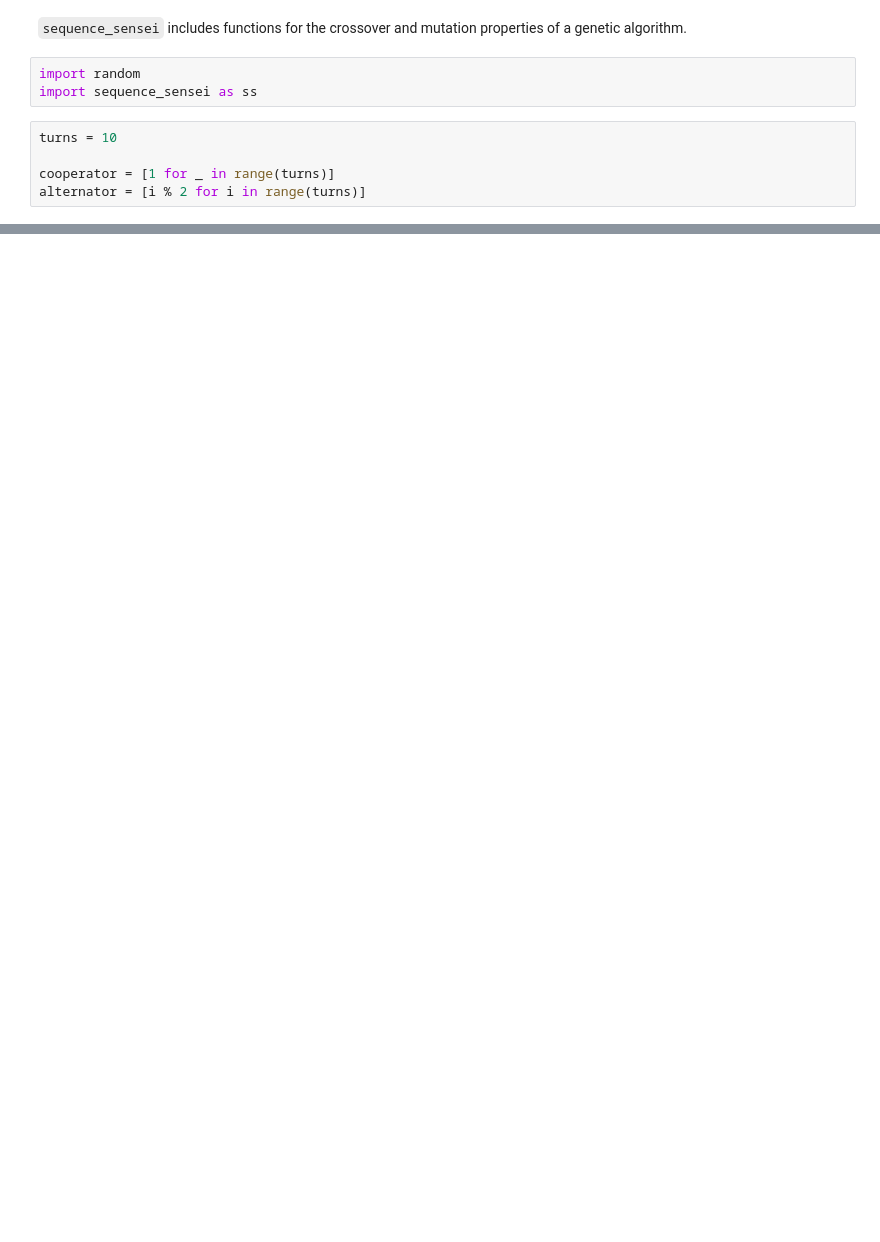
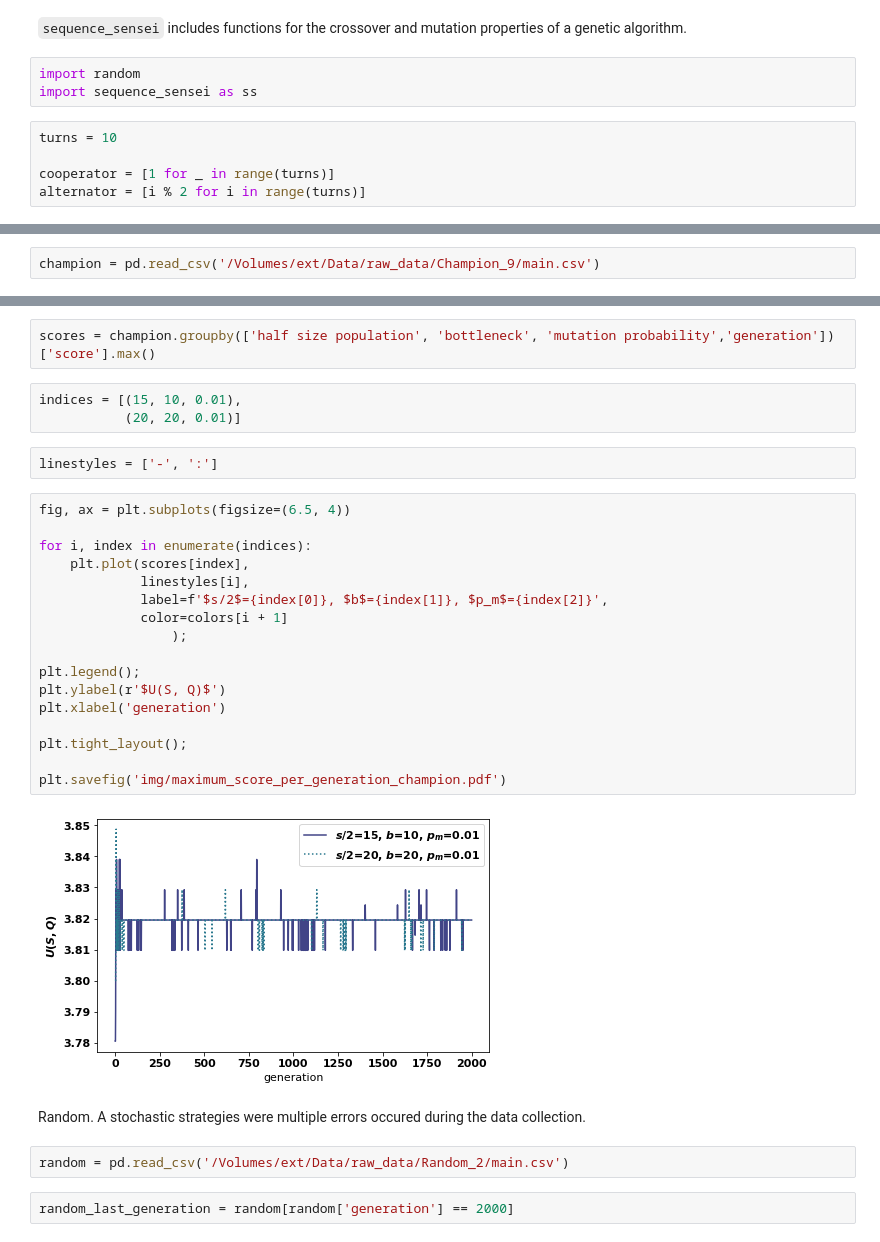
Before and after one commit to Nikoleta-v3/Thesis, a Jupyter notebook: src/chapters/06/main.ipynb, the cells around one changed output, grey strips where cells are left out. Drawn from its saved outputs; the diff is of its cells as text; blank space fills up the shorter version.

```diff
--- a/src/chapters/06/main.ipynb
+++ b/src/chapters/06/main.ipynb
@@ -84,0 +343,2 @@ random.seed(1)
+# %%
+champion = pd.read_csv('/Volumes/ext/Data/raw_data/Champion_9/main.csv')
@@ -84,0 +360,32 @@ random.seed(1)
+# %%
+scores = champion.groupby(['half size population', 'bottleneck', 'mutation probability','generation'])['score'].max()
+# %%
+indices = [(15, 10, 0.01),
+           (20, 20, 0.01)]
+# %%
+linestyles = ['-', ':']
+# %%
+fig, ax = plt.subplots(figsize=(6.5, 4))
+
+for i, index in enumerate(indices):
+    plt.plot(scores[index],
+             linestyles[i],
+             label=f'$s/2$={index[0]}, $b$={index[1]}, $p_m$={index[2]}',
+             color=colors[i + 1]
+                 );
+
+plt.legend();
+plt.ylabel(r'$U(S, Q)$')
+plt.xlabel('generation')
+
+plt.tight_layout();
+
+plt.savefig('img/maximum_score_per_generation_champion.pdf')
+# %% [output]
+[figure, added]
+# %% [markdown]
+Random. A stochastic strategies were multiple errors occured during the data collection.
+# %%
+random = pd.read_csv('/Volumes/ext/Data/raw_data/Random_2/main.csv')
+# %%
+random_last_generation = random[random['generation'] == 2000]
```
Also changed, not shown: parts of 61 cells of this notebook.
